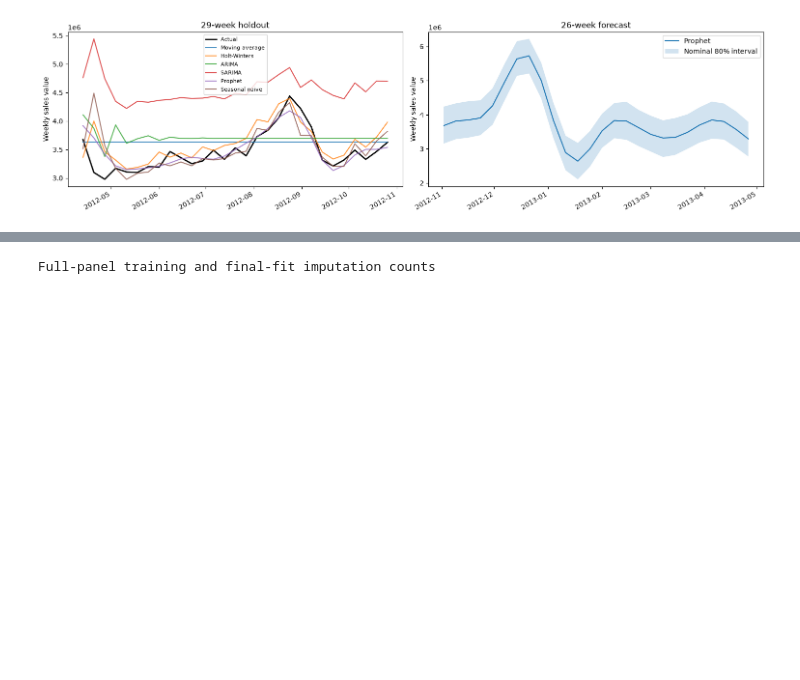
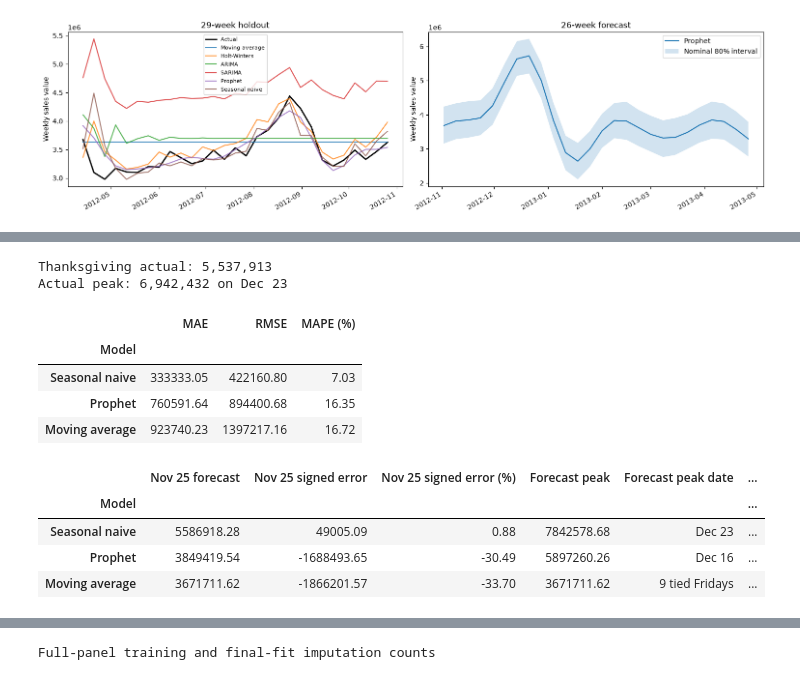
Before and after one commit to Y-ash-Y/Analyzing-Business-Performance, a Jupyter notebook: Demand_forecasting.ipynb, the cells around one changed output, grey strips where cells are left out. Saved outputs shown, nothing was run; the diff lists cells and outputs as text; code cells hidden in the pictures; blank space fills up the shorter version.

```diff
--- a/Demand_forecasting.ipynb
+++ b/Demand_forecasting.ipynb
@@ -640,0 +655,56 @@ plt.show()
+# %%
+year_end_cutoff = pd.Timestamp("2011-10-28")
+year_end_dates = forecast_dates(year_end_cutoff, 9)
+thanksgiving = pd.Timestamp("2011-11-25")
+
+year_end_train, _ = prepare_training(complete_panel, year_end_cutoff)
+year_end_actual = observed_totals(complete_panel).loc[year_end_dates]
+year_end_forecasts = baseline_forecasts(year_end_train, len(year_end_dates))
+year_end_forecasts["Prophet"] = prophet_forecast(year_end_train, len(year_end_dates))["yhat"]
+year_end_predictions = pd.DataFrame({"Actual": year_end_actual})
+year_end_scores, year_end_peak_checks = [], []
+actual_peak_date = year_end_actual.idxmax()
+actual_peak = year_end_actual.loc[actual_peak_date]
+
+for model, forecast in year_end_forecasts.items():
+    aligned = align_predictions(year_end_actual, forecast)
+    year_end_predictions[model] = aligned["prediction"]
+    metrics = score(aligned)
+    year_end_scores.append({"Model": model, "MAE": metrics["mae"], "RMSE": metrics["rmse"],
+                            "MAPE (%)": metrics["mape_pct"]})
+
+    thanksgiving_actual, thanksgiving_forecast = aligned.loc[thanksgiving, ["actual", "prediction"]]
+    thanksgiving_error = thanksgiving_forecast - thanksgiving_actual
+    forecast_peak = aligned["prediction"].max()
+    peak_dates = aligned.index[aligned["prediction"].eq(forecast_peak)]
+    year_end_peak_checks.append({
+        "Model": model,
+        "Nov 25 forecast": thanksgiving_forecast,
+        "Nov 25 signed error": thanksgiving_error,
+        "Nov 25 signed error (%)": 100 * thanksgiving_error / thanksgiving_actual,
+        "Forecast peak": forecast_peak,
+        "Forecast peak date": (peak_dates[0].strftime("%b %d") if len(peak_dates) == 1
+                               else f"{len(peak_dates)} tied Fridays"),
+        "Peak level error (%)": 100 * (forecast_peak - actual_peak) / actual_peak,
+    })
+
+year_end_metrics = pd.DataFrame(year_end_scores).set_index("Model").sort_values("MAPE (%)")
+year_end_events = pd.DataFrame(year_end_peak_checks).set_index("Model").loc[year_end_metrics.index]
+
+print(f"Thanksgiving actual: {year_end_actual.loc[thanksgiving]:,.0f}")
+print(f"Actual peak: {actual_peak:,.0f} on {actual_peak_date:%b %d}")
+display(year_end_metrics.round(2))
+display(year_end_events.round(2))
+# %% [output]
+Thanksgiving actual: 5,537,913
+Actual peak: 6,942,432 on Dec 23
+|  | MAE | RMSE | MAPE (%) |
+| Model |  |  |  |
+| Seasonal naive | 333333.05 | 422160.80 | 7.03 |
+| Prophet | 760591.64 | 894400.68 | 16.35 |
+| Moving average | 923740.23 | 1397217.16 | 16.72 |
+|  | Nov 25 forecast | Nov 25 signed error | Nov 25 signed error (%) | Forecast peak | Forecast peak date | ... |
+| Model |  |  |  |  |  | ... |
+| Seasonal naive | 5586918.28 | 49005.09 | 0.88 | 7842578.68 | Dec 23 | ... |
+| Prophet | 3849419.54 | -1688493.65 | -30.49 | 5897260.26 | Dec 16 | ... |
+| Moving average | 3671711.62 | -1866201.57 | -33.70 | 3671711.62 | 9 tied Fridays | ... |
```
Also changed, not shown: parts of 6 cells of this notebook, 1 other file.
